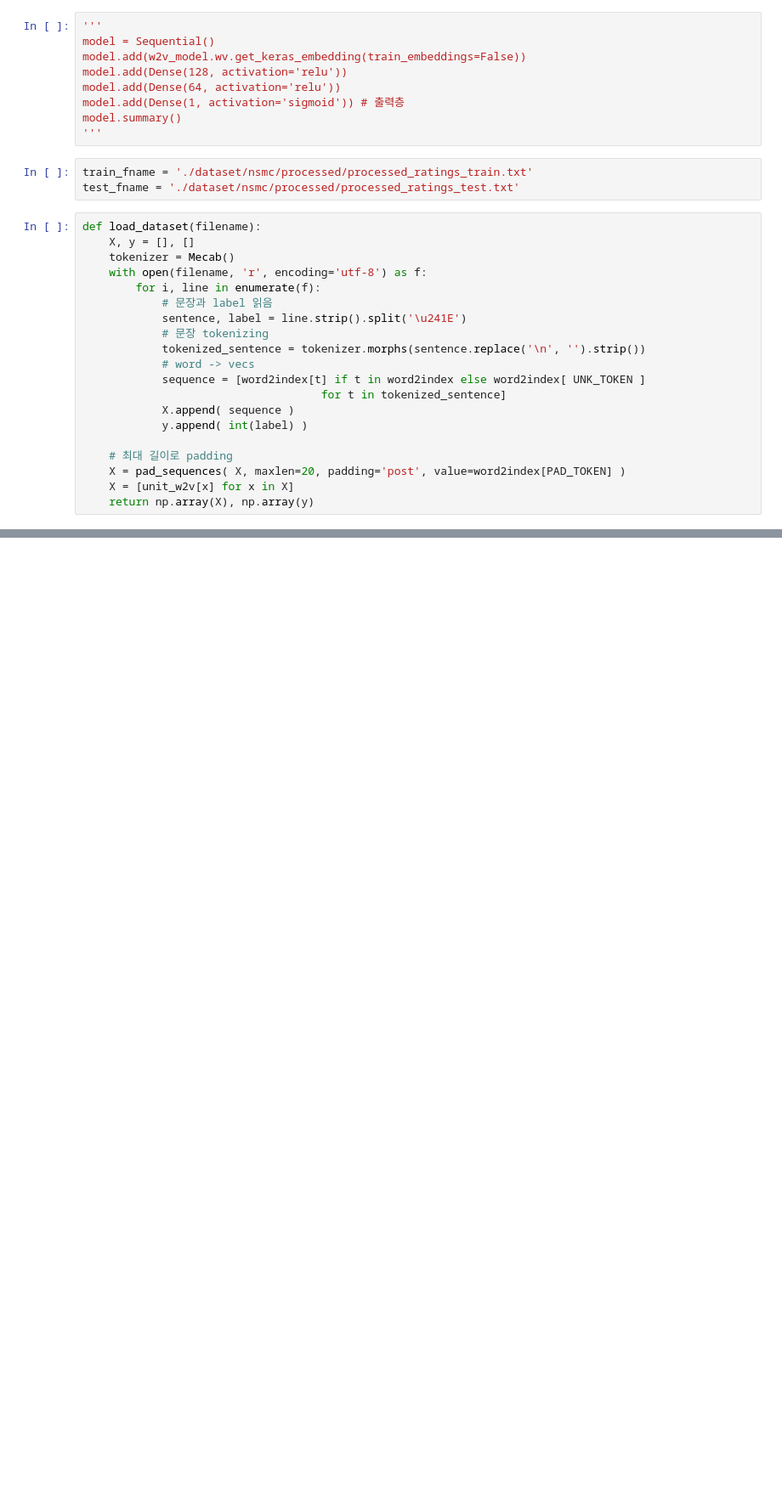
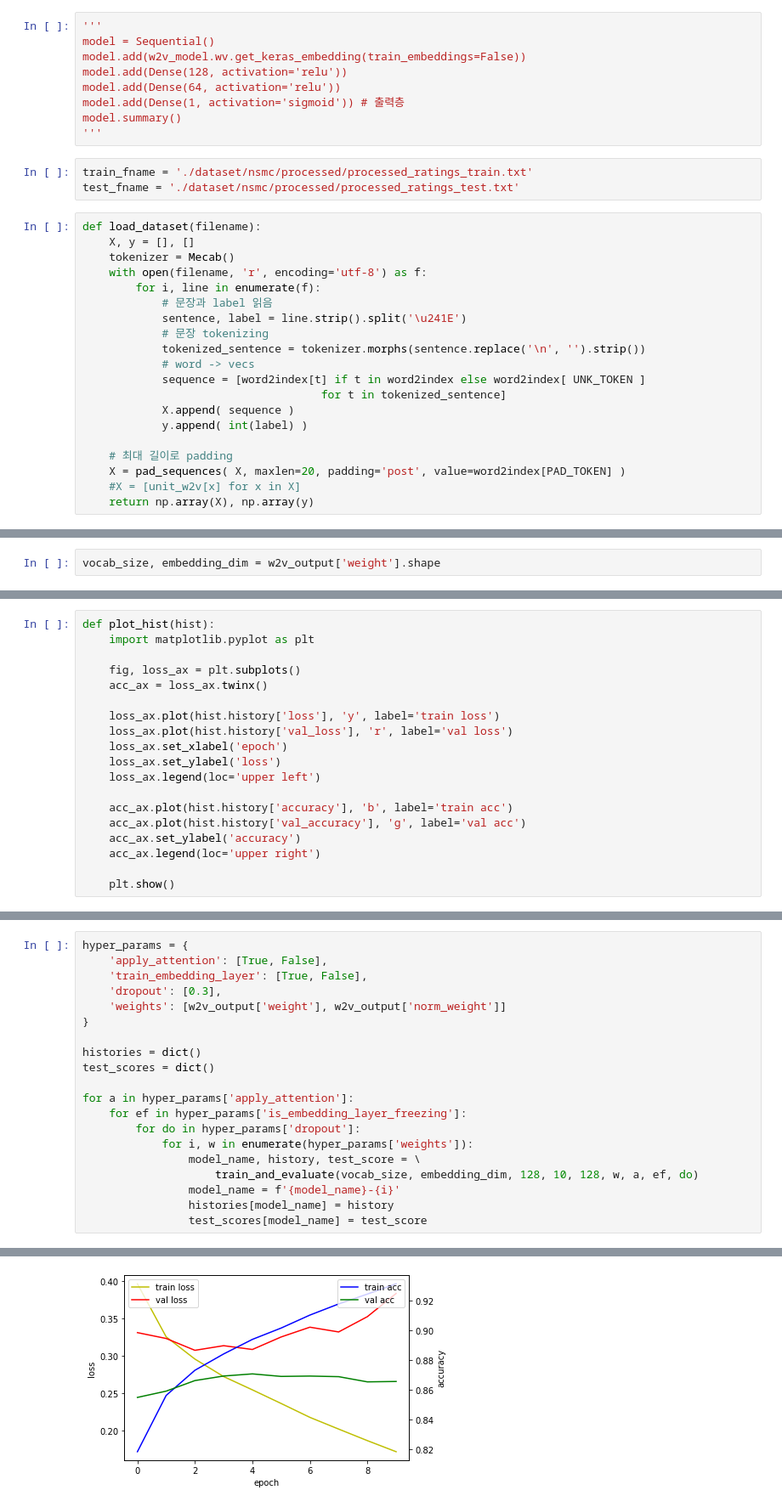
Before and after one commit to boykis82/embedding_pilot, a Jupyter notebook: nlp.ipynb, the cells around one changed output, grey strips where cells are left out. Shown: that part at 85% size. Saved outputs shown, nothing was run; the diff lists cells and outputs as text; blank space fills up the shorter version.

```diff
--- a/nlp.ipynb
+++ b/nlp.ipynb
@@ -175,7 +200,7 @@ def load_dataset(filename):
 
     # 최대 길이로 padding
     X = pad_sequences( X, maxlen=20, padding='post', value=word2index[PAD_TOKEN] )
-    X = [unit_w2v[x] for x in X]
+    #X = [unit_w2v[x] for x in X]
     return np.array(X), np.array(y)
 # %%
 train_X, train_y = load_dataset(train_fname)
@@ -261,0 +218,2 @@ model.evaluate(test_X, test_y, verbose=2)
+# %%
+vocab_size, embedding_dim = w2v_output['weight'].shape
@@ -261,0 +278,19 @@ model.evaluate(test_X, test_y, verbose=2)
+# %%
+def plot_hist(hist):
+    import matplotlib.pyplot as plt
+
+    fig, loss_ax = plt.subplots()
+    acc_ax = loss_ax.twinx()
+
+    loss_ax.plot(hist.history['loss'], 'y', label='train loss')
+    loss_ax.plot(hist.history['val_loss'], 'r', label='val loss')
+    loss_ax.set_xlabel('epoch')
+    loss_ax.set_ylabel('loss')
+    loss_ax.legend(loc='upper left')
+
+    acc_ax.plot(hist.history['accuracy'], 'b', label='train acc')
+    acc_ax.plot(hist.history['val_accuracy'], 'g', label='val acc')
+    acc_ax.set_ylabel('accuracy')
+    acc_ax.legend(loc='upper right')
+
+    plt.show()
@@ -261,0 +328,21 @@ model.evaluate(test_X, test_y, verbose=2)
+# %%
+hyper_params = {
+    'apply_attention': [True, False],
+    'train_embedding_layer': [True, False],
+    'dropout': [0.3],
+    'weights': [w2v_output['weight'], w2v_output['norm_weight']]
+}
+
+histories = dict()
+test_scores = dict()
+
+for a in hyper_params['apply_attention']:
+    for ef in hyper_params['is_embedding_layer_freezing']:
+        for do in hyper_params['dropout']:
+            for i, w in enumerate(hyper_params['weights']):
+                model_name, history, test_score = \
+                    train_and_evaluate(vocab_size, embedding_dim, 128, 10, 128, w, a, ef, do)
+                model_name = f'{model_name}-{i}'
+                histories[model_name] = history
+                test_scores[model_name] = test_score
+# %% [output]
@@ -261,0 +366 @@ model.evaluate(test_X, test_y, verbose=2)
+[figure, added]
```
Also changed, not shown: parts of 21 cells of this notebook, 6 other files.
